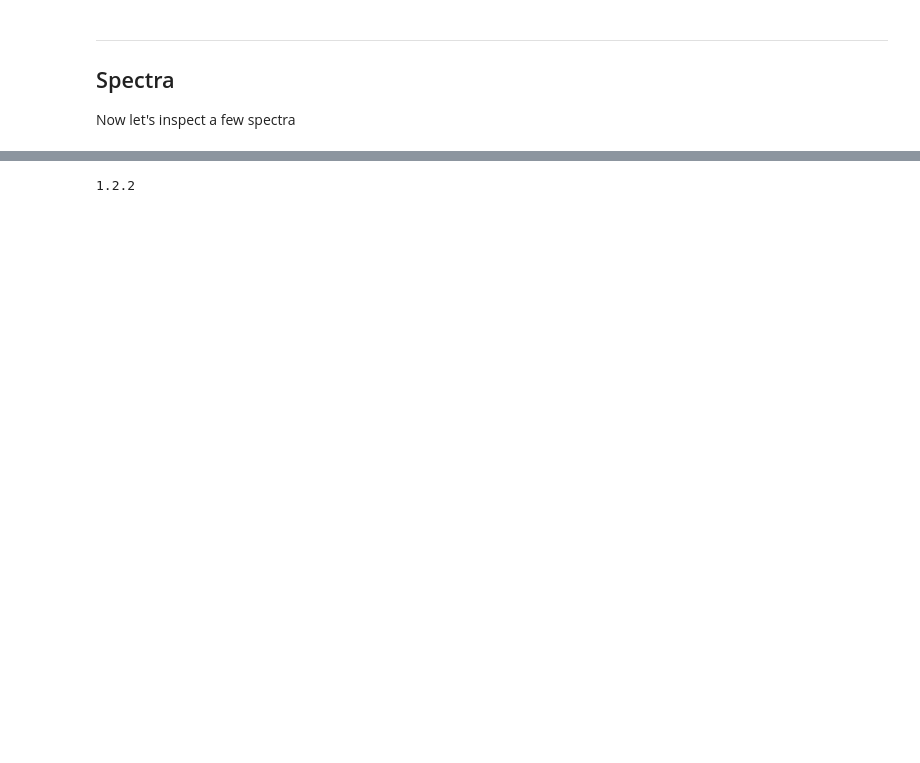
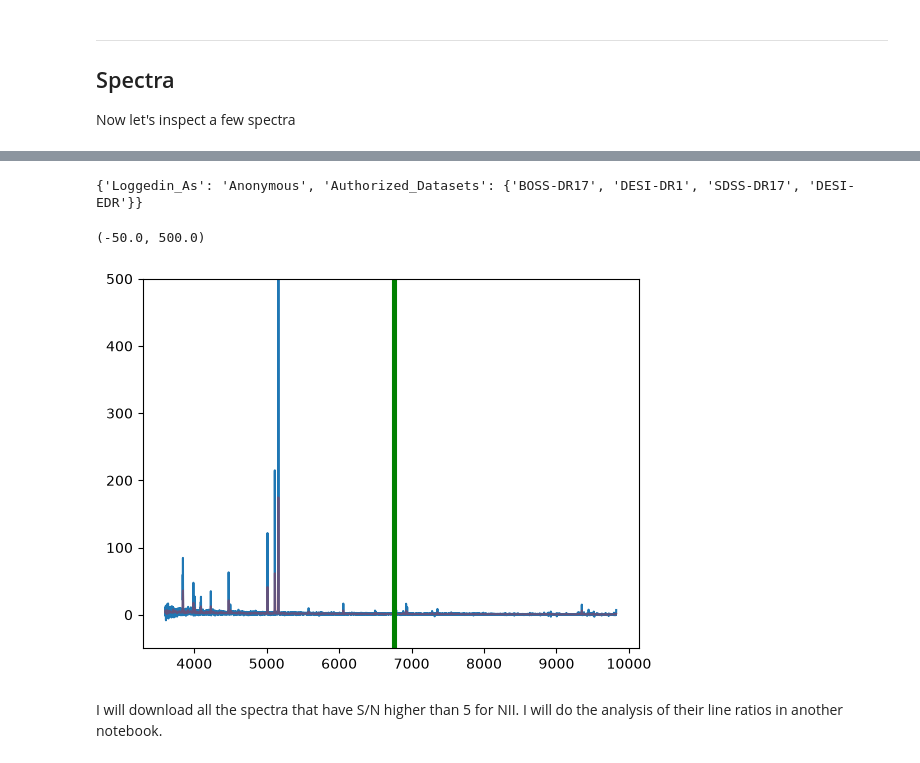
Before and after one commit to thevalentino/desi-selection-exploration, a Jupyter notebook: notebooks/emfit-vac.ipynb, the cells around one changed output, grey strips where cells are left out. Saved outputs shown, nothing was run; the diff lists cells and outputs as text; code cells hidden in the pictures; blank space fills up the shorter version.

Commit message:
[WIP] checking line ratios for EMP candidates

```diff
--- a/notebooks/emfit-vac.ipynb
+++ b/notebooks/emfit-vac.ipynb
@@ -159,6 +145,7 @@ NameError: name 'client' is not defined
-# %%
-import sparcl
-
-print(sparcl.__version__)
-# %% [output]
-1.2.2
+# %%
+from sparcl.client import SparclClient
+
+client = SparclClient(connect_timeout=10.0)
+print(client.authorized)
+# %% [output]
+{'Loggedin_As': 'Anonymous', 'Authorized_Datasets': {'BOSS-DR17', 'DESI-DR1', 'SDSS-DR17', 'DESI-EDR'}}
@@ -164,0 +156,21 @@ print(sparcl.__version__)
+# %%
+inc = ['specid', 'redshift', 'flux', 'wavelength', 'spectype', 'specprimary', 'survey', 'program', 'targetid', 'redshift_warning']
+i = 0
+res = client.retrieve_by_specid(specid_list = [int(sample.iloc[i]['TARGETID'])],
+                                include = inc,
+                                dataset_list = ['DESI-DR1'])
+# %%
+plt.plot(res.records[0].wavelength, res.records[0].flux)
+plt.plot(res.records[0].wavelength, convolve(res.records[0].flux, Gaussian1DKernel(3)), color='red', alpha=0.3)
+
+plt.axvline(6563 * (1 + res.records[0].redshift), color='green')
+plt.axvline(6548 * (1 + res.records[0].redshift), color='green')
+plt.axvline(6583 * (1 + res.records[0].redshift), color='green')
+
+# plt.xlim(6700, 6800)
+plt.ylim(-50, 500)
+# %% [output]
+(-50.0, 500.0)
+[figure, added]
+# %% [markdown]
+I will download all the spectra that have S/N higher than 5 for NII. I will do the analysis of their line ratios in another notebook.
```
Also changed, not shown: parts of 13 cells of this notebook, 3 other files.
